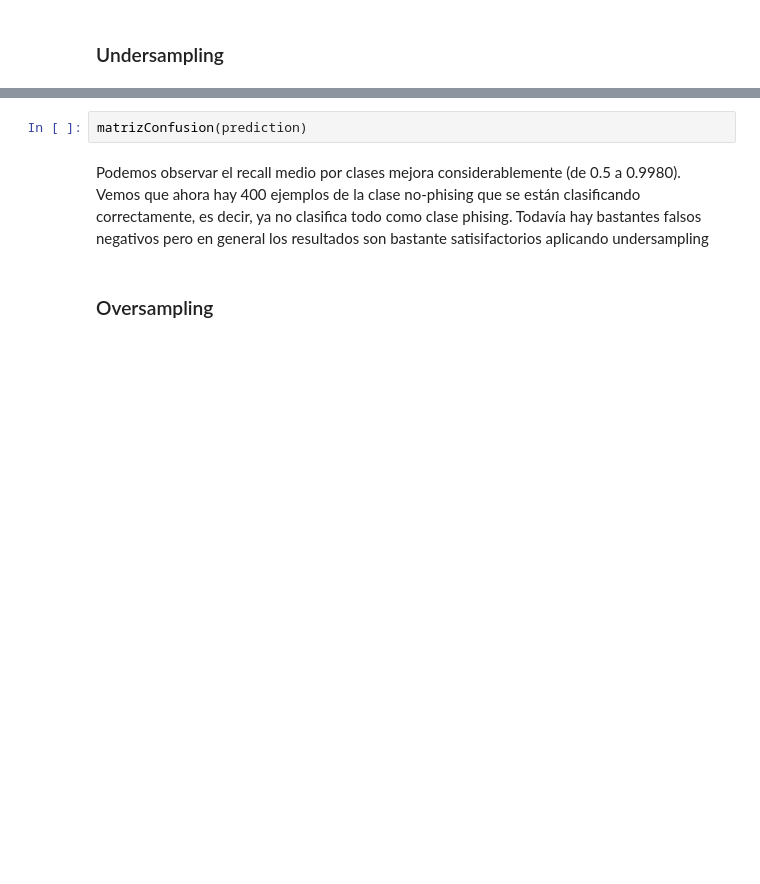
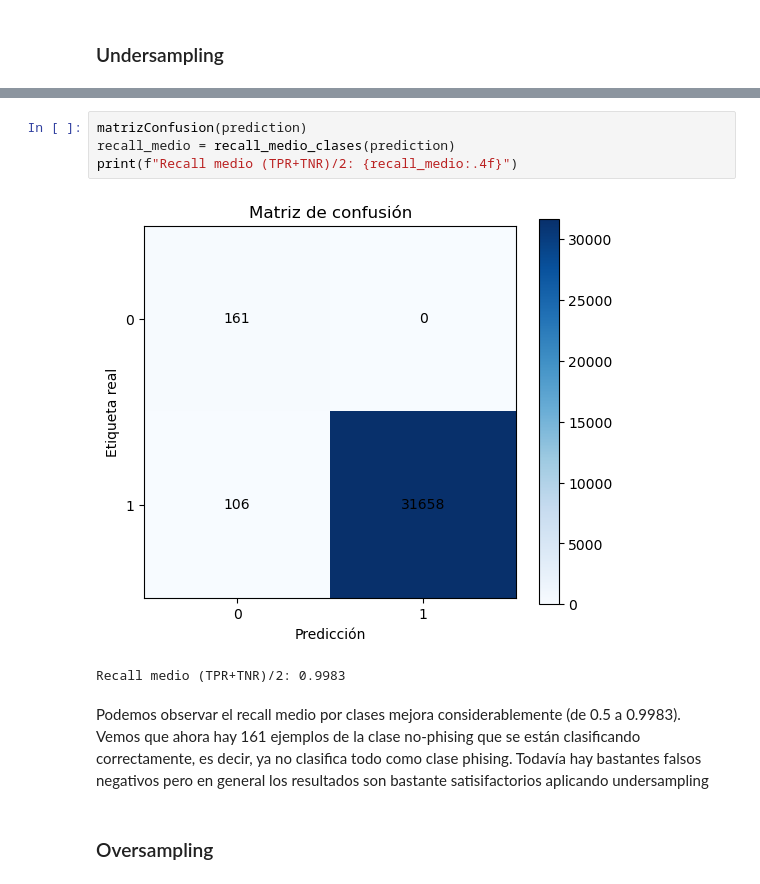
Before and after one commit to Svergara2525/URL_phising_detector, a Jupyter notebook: phising_url.ipynb, the cells around one changed output, grey strips where cells are left out. Cells and saved outputs as stored; diff of their text form; blank space fills up the shorter version.

```diff
--- a/phising_url.ipynb
+++ b/phising_url.ipynb
@@ -357,7 +506,12 @@ prediction = pipeline_model.transform(val)
 # %%
 matrizConfusion(prediction)
+recall_medio = recall_medio_clases(prediction)
+print(f"Recall medio (TPR+TNR)/2: {recall_medio:.4f}")
+# %% [output]
+[figure, added]
+Recall medio (TPR+TNR)/2: 0.9983
 # %% [markdown]
-Podemos observar el recall medio por clases mejora considerablemente (de 0.5 a 0.9980). Vemos que ahora hay 400 ejemplos de la clase no-phising que se están clasificando correctamente, es decir, ya no clasifica todo como clase phising. Todavía hay bastantes falsos negativos pero en general los resultados son bastante satisifactorios aplicando undersampling
+Podemos observar el recall medio por clases mejora considerablemente (de 0.5 a 0.9983). Vemos que ahora hay 161 ejemplos de la clase no-phising que se están clasificando correctamente, es decir, ya no clasifica todo como clase phising. Todavía hay bastantes falsos negativos pero en general los resultados son bastante satisifactorios aplicando undersampling
 # %% [markdown]
 ### Oversampling
 # %%
```
Also changed, not shown: parts of 41 cells of this notebook, 1 other file.
